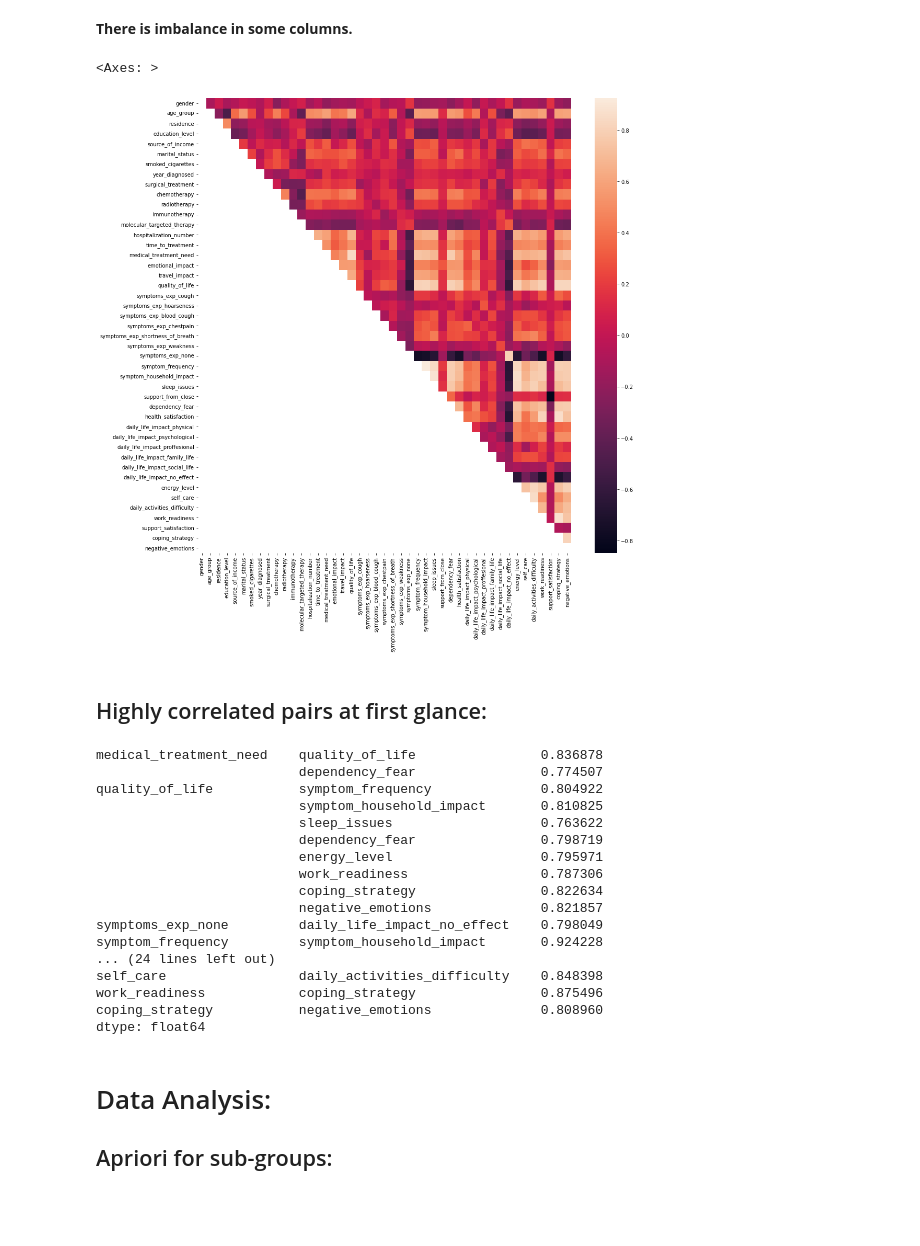
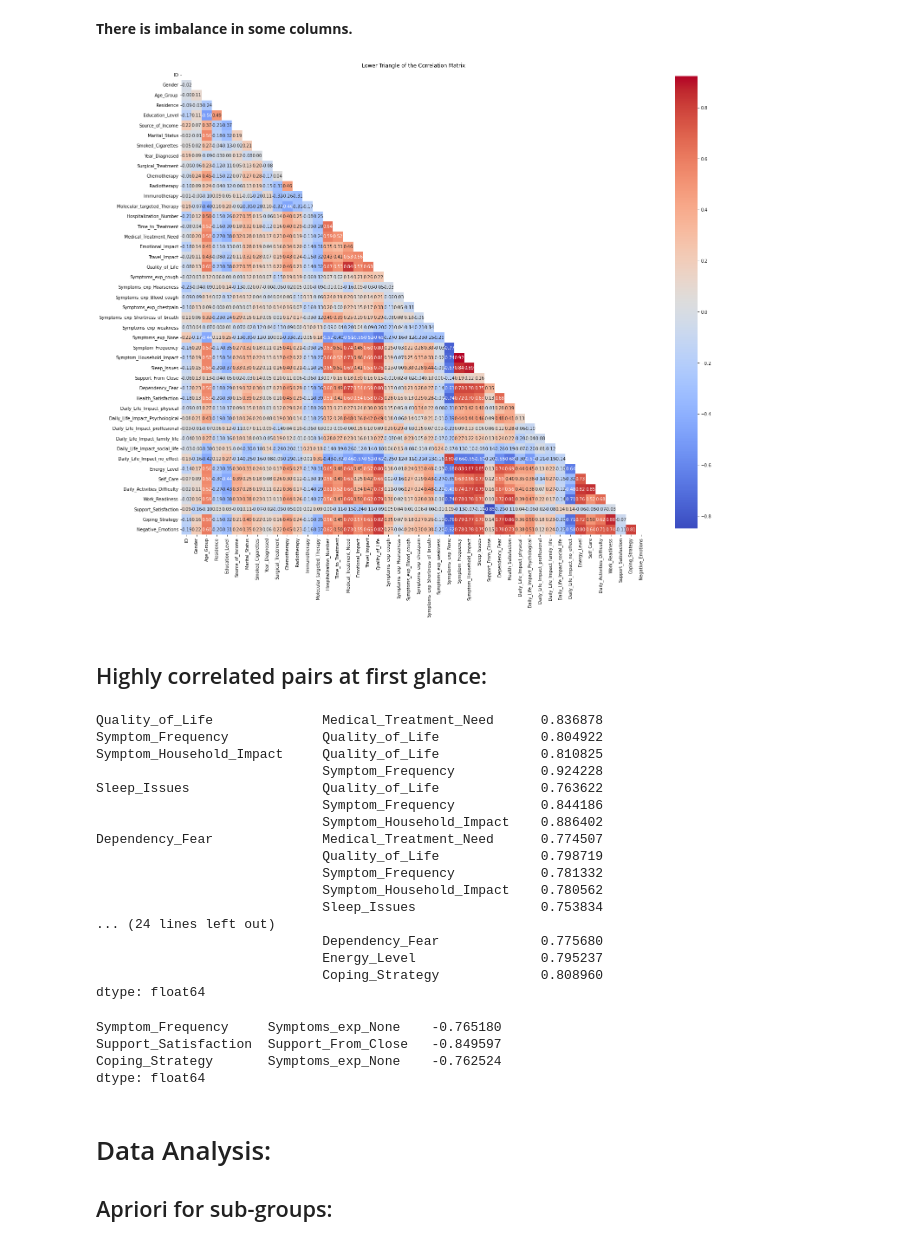
Before and after one commit to Harris-dev26/Data_mining, a Jupyter notebook: Project_file.ipynb, the cells around one changed output. Saved outputs shown, nothing was run; the diff lists cells and outputs as text; code cells hidden in the pictures; blank space fills up the shorter version.

```diff
--- a/Project_file.ipynb
+++ b/Project_file.ipynb
@@ -187,44 +197,51 @@ plt.show()
 import seaborn as sns
 correlation=df.corr()
 # %%
-# Mask the upper triangle (to avoid duplicate pairs)
-
-mask = np.triu(np.ones_like(correlation, dtype=bool), k=1)
+# Mask the upper triangle (to retain only the lower half)
+mask = np.triu(np.ones_like(correlation, dtype=bool))
+masked_corr = correlation.where(~mask)  # Apply the mask
 
 # Apply the mask to the correlation matrix
-masked_corr = correlation.where(mask)
-plt.figure(figsize=(16,16))
-
-sns.heatmap(masked_corr)
+plt.figure(figsize=(24, 24))
+sns.heatmap(correlation, mask=mask, annot=True, fmt=".2f", cmap="coolwarm", square=True, cbar_kws={"shrink": .8})
+plt.title("Lower Triangle of the Correlation Matrix")
+plt.show()
 # %% [output]
-<Axes: >
-[figure, old version]
+[figure, new version]
 # %% [markdown]
 ## Highly correlated pairs at first glance:
 # %%
 
-high_corr_pairs = masked_corr.stack().loc[lambda x: x > 0.75]
+high_corr_pairs_positive = masked_corr.stack().loc[lambda x: x > 0.75]
+high_corr_pairs_negative=masked_corr.stack().loc[lambda x: x < -0.75]
 
 # Display the highly correlated pairs
-print(high_corr_pairs)
+print(high_corr_pairs_positive)
 # %% [output]
-medical_treatment_need    quality_of_life                0.836878
-                          dependency_fear                0.774507
-quality_of_life           symptom_frequency              0.804922
-                          symptom_household_impact       0.810825
-                          sleep_issues                   0.763622
-                          dependency_fear                0.798719
-                          energy_level                   0.795971
-                          work_readiness                 0.787306
-                          coping_strategy                0.822634
-                          negative_emotions              0.821857
-symptoms_exp_none         daily_life_impact_no_effect    0.798049
-symptom_frequency         symptom_household_impact       0.924228
+Quality_of_Life              Medical_Treatment_Need      0.836878
+Symptom_Frequency            Quality_of_Life             0.804922
+Symptom_Household_Impact     Quality_of_Life             0.810825
+                             Symptom_Frequency           0.924228
+Sleep_Issues                 Quality_of_Life             0.763622
+                             Symptom_Frequency           0.844186
+                             Symptom_Household_Impact    0.886402
+Dependency_Fear              Medical_Treatment_Need      0.774507
+                             Quality_of_Life             0.798719
+                             Symptom_Frequency           0.781332
+                             Symptom_Household_Impact    0.780562
+                             Sleep_Issues                0.753834
 ... (24 lines left out)
-self_care                 daily_activities_difficulty    0.848398
-work_readiness            coping_strategy                0.875496
-coping_strategy           negative_emotions              0.808960
+                             Dependency_Fear             0.775680
+                             Energy_Level                0.795237
+                             Coping_Strategy             0.808960
 dtype: float64
+# %%
+print(high_corr_pairs_negative)
+# %% [output]
+Symptom_Frequency     Symptoms_exp_None    -0.765180
+Support_Satisfaction  Support_From_Close   -0.849597
+Coping_Strategy       Symptoms_exp_None    -0.762524
+dtype: float64
 # %% [markdown]
 # Data Analysis:
 ## Apriori for sub-groups:
```
Also changed, not shown: parts of 27 cells of this notebook.
